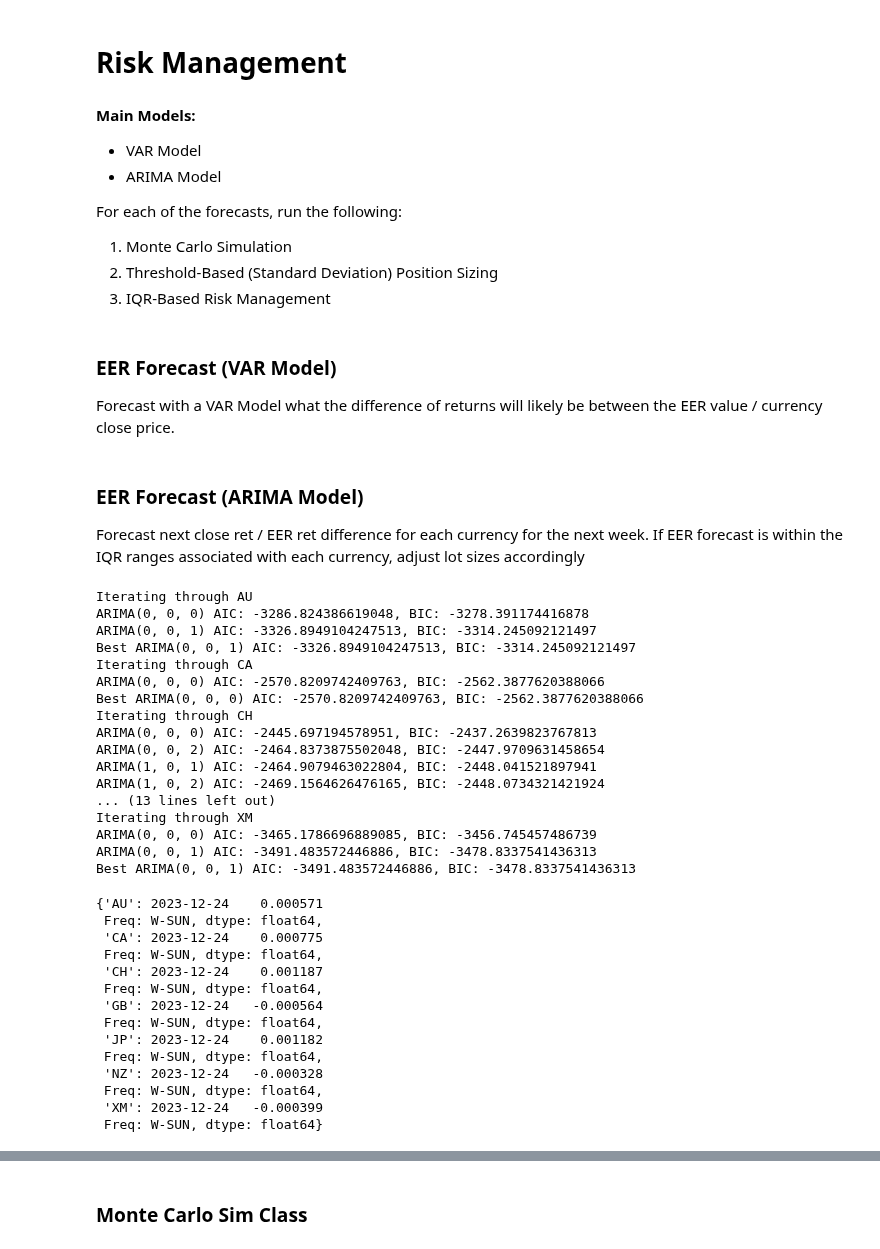
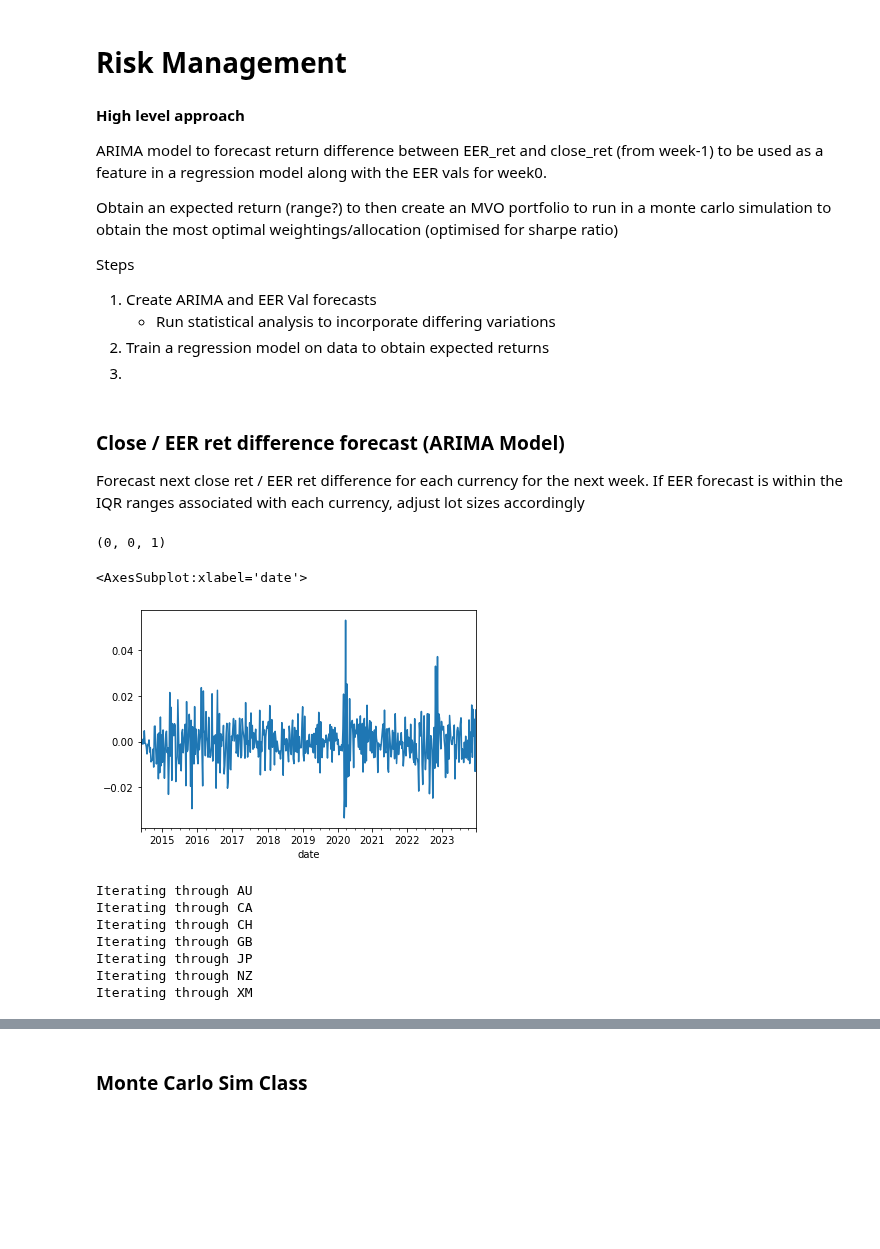
Before and after one commit to aliquid-novi/Strategies, a Jupyter notebook: lets get it/EER-Based-Mark.ipynb, the cells around one changed output, grey strips where cells are left out. Cells and saved outputs as stored; diff of their text form; code cells hidden in the pictures; blank space fills up the shorter version.

Commit message:
extensive work on the EER-Based strat
monte carlo, linear regression

```diff
--- a/lets get it/EER-Based-Mark.ipynb
+++ b/lets get it/EER-Based-Mark.ipynb
@@ -209,19 +198,19 @@ def send_order(symbol, side, lot, comment):
 # %% [markdown]
 # Risk Management
 # %% [markdown]
-**Main Models:**
-- VAR Model
-- ARIMA Model
+**High level approach**
 
-For each of the forecasts, run the following:
-1. Monte Carlo Simulation
-2. Threshold-Based (Standard Deviation) Position Sizing
-3. IQR-Based Risk Management
+ARIMA model to forecast return difference between EER_ret and close_ret (from week-1) to be used as a feature in a regression model along with the EER vals for week0.
+
+Obtain an expected return (range?) to then create an MVO portfolio to run in a monte carlo simulation to obtain the most optimal weightings/allocation (optimised for sharpe ratio)
+
+Steps
+1. Create ARIMA and EER Val forecasts
+    - Run statistical analysis to incorporate differing variations
+2. Train a regression model on data to obtain expected returns
+3.
-# %% [markdown]
-### EER Forecast (VAR Model)
-Forecast with a VAR Model what the difference of returns will likely be between the EER value / currency close price.
 # %% [markdown]
-### EER Forecast (ARIMA Model)
+### Close / EER ret difference forecast (ARIMA Model)
 
 Forecast next close ret / EER ret difference for each currency for the next week. If EER forecast is within the IQR ranges associated with each currency, adjust lot sizes accordingly
 # %%
@@ -253,59 +242,33 @@ def find_best_arima_model(series, p_values, d_values, q_values):
             print(f'ARIMA{order} AIC: {aic}, BIC: {bic}')
     print(f'Best ARIMA{best_cfg} AIC: {best_aic}, BIC: {best_bic}')
     return best_cfg
+# %%
+best_arima_order
+# %% [output]
+(0, 0, 1)
+# %%
+weekly_dfs['AU']['ret_diff'].plot()
+# %% [output]
+<AxesSubplot:xlabel='date'>
+[figure, added]
 # %%
 arma_forecasts = {}
 for df in weekly_dfs:
     print(f'Iterating through {df}')
 
-    # Example usage:
-    series = weekly_dfs[df]['ret_diff']  # Replace 'your_column' with your actual column name
+    series = weekly_dfs[df]['ret_diff']
 
-    # Define the p, d, q ranges to try
-    p_values = range(0, 5)
-    # d_values = range(0, 3)  # Example range for d
-    q_values = range(0, 5)
+    best_arima_order = (2, 1, 2)
 
-    # Find the best ARIMA model
-    best_arima_order = find_best_arima_model(series, p_values, d_values, q_values)
-
-    # Fit the best ARIMA model
     best_model = ARIMA(series, order=best_arima_order)
     best_model_fit = best_model.fit()
-    forecast = best_model_fit.forecast(steps=1)
+    forecast = best_model_fit.forecast(steps=50)
     arma_forecasts[df] = forecast
 # %% [output]
 Iterating through AU
-ARIMA(0, 0, 0) AIC: -3286.824386619048, BIC: -3278.391174416878
-ARIMA(0, 0, 1) AIC: -3326.8949104247513, BIC: -3314.245092121497
-Best ARIMA(0, 0, 1) AIC: -3326.8949104247513, BIC: -3314.245092121497
 Iterating through CA
-ARIMA(0, 0, 0) AIC: -2570.8209742409763, BIC: -2562.3877620388066
-Best ARIMA(0, 0, 0) AIC: -2570.8209742409763, BIC: -2562.3877620388066
 Iterating through CH
-ARIMA(0, 0, 0) AIC: -2445.697194578951, BIC: -2437.2639823767813
-ARIMA(0, 0, 2) AIC: -2464.8373875502048, BIC: -2447.9709631458654
-ARIMA(1, 0, 1) AIC: -2464.9079463022804, BIC: -2448.041521897941
-ARIMA(1, 0, 2) AIC: -2469.1564626476165, BIC: -2448.0734321421924
-... (13 lines left out)
+Iterating through GB
+Iterating through JP
+Iterating through NZ
 Iterating through XM
-ARIMA(0, 0, 0) AIC: -3465.1786696889085, BIC: -3456.745457486739
-ARIMA(0, 0, 1) AIC: -3491.483572446886, BIC: -3478.8337541436313
-Best ARIMA(0, 0, 1) AIC: -3491.483572446886, BIC: -3478.8337541436313
-# %%
-arma_forecasts
-# %% [output]
-{'AU': 2023-12-24    0.000571
- Freq: W-SUN, dtype: float64,
- 'CA': 2023-12-24    0.000775
- Freq: W-SUN, dtype: float64,
- 'CH': 2023-12-24    0.001187
- Freq: W-SUN, dtype: float64,
- 'GB': 2023-12-24   -0.000564
- Freq: W-SUN, dtype: float64,
- 'JP': 2023-12-24    0.001182
- Freq: W-SUN, dtype: float64,
- 'NZ': 2023-12-24   -0.000328
- Freq: W-SUN, dtype: float64,
- 'XM': 2023-12-24   -0.000399
- Freq: W-SUN, dtype: float64}
```
Also changed, not shown: parts of 31 cells of this notebook, 1 other file.
